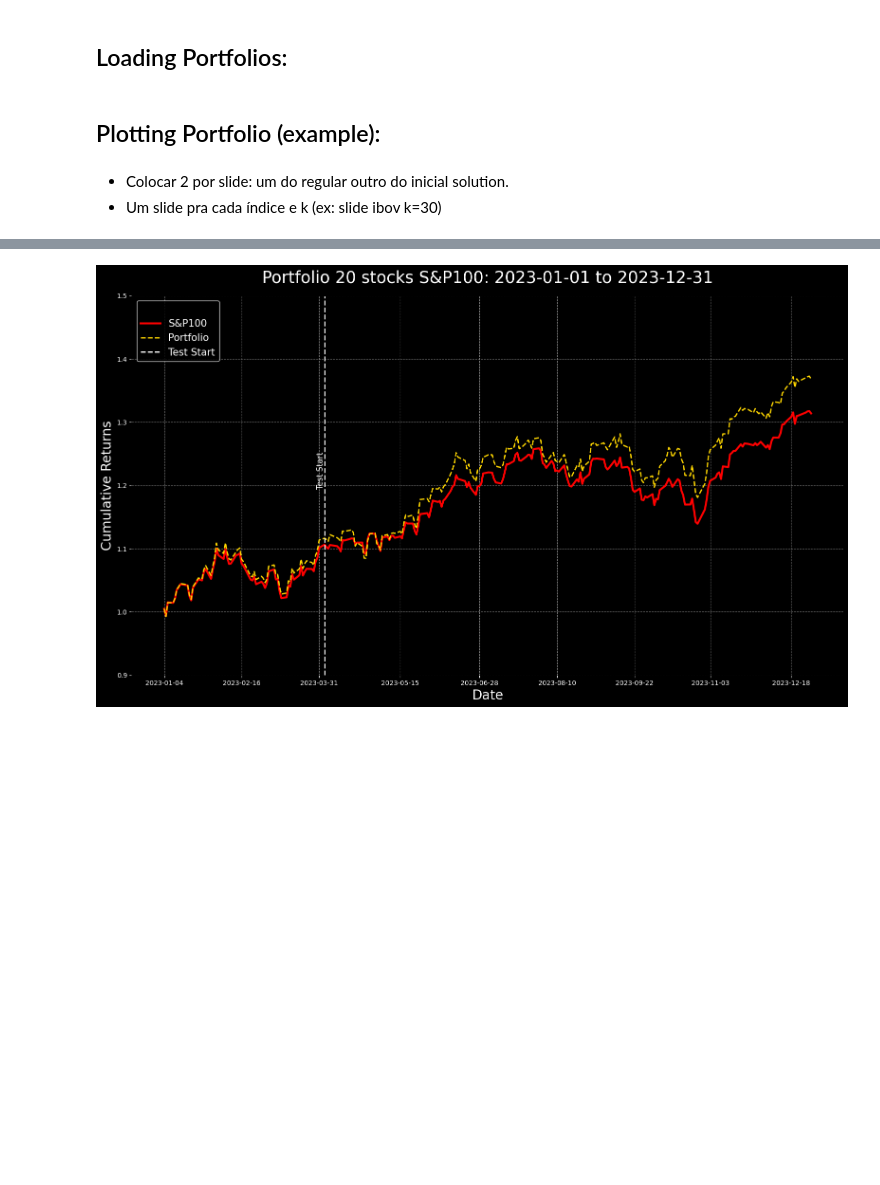
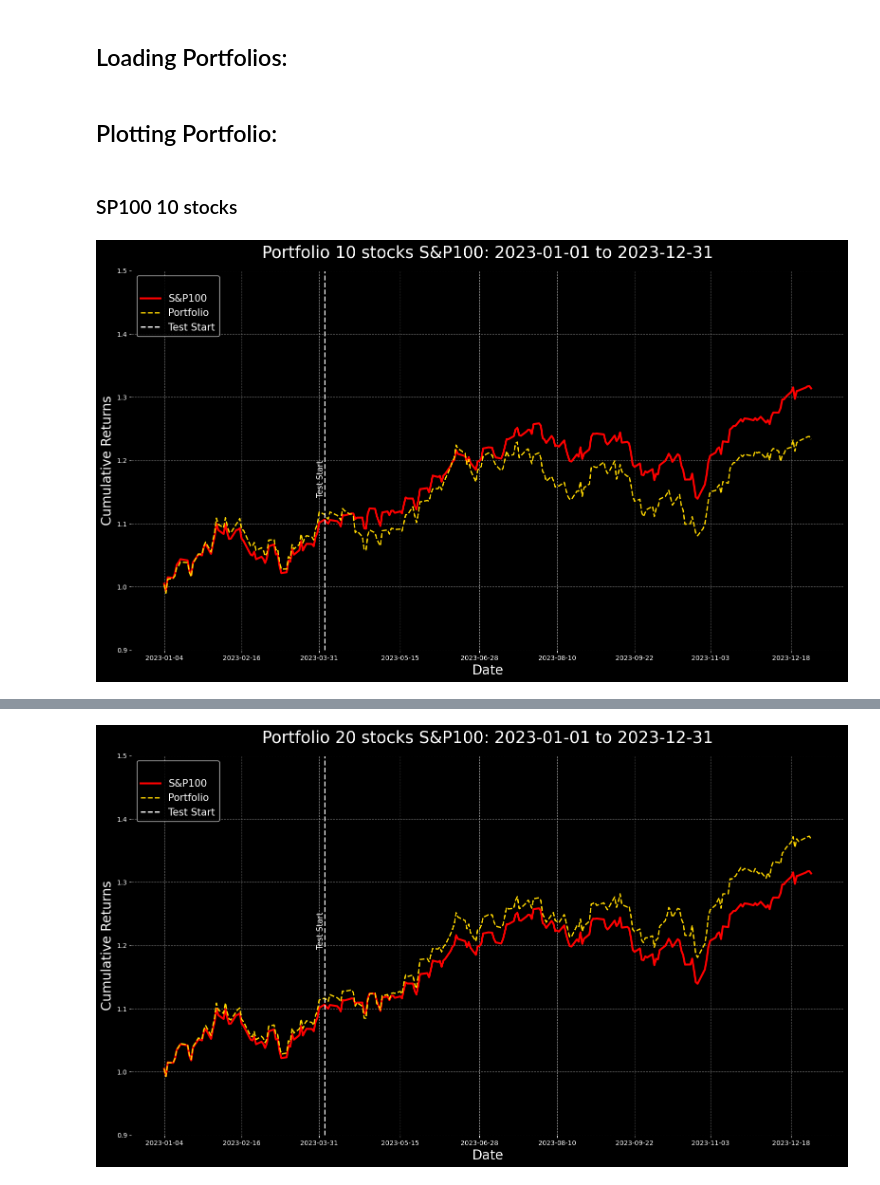
Before and after one commit to vitorholiveira/index_tracking, a Jupyter notebook: notebooks/flowers.ipynb, the cells around one changed output, grey strips where cells are left out. Cells and saved outputs as stored; diff of their text form; code cells hidden in the pictures; blank space fills up the shorter version.

```diff
--- a/notebooks/flowers.ipynb
+++ b/notebooks/flowers.ipynb
@@ -191,7 +189,10 @@ initial_rebalance_bvsp_10stocks = read_portfolio("../portfolios/results/initial_
 initial_rebalance_bvsp_20stocks = read_portfolio("../portfolios/results/initial_rebalance_bvsp_20stocks.csv")
 initial_rebalance_bvsp_30stocks = read_portfolio("../portfolios/results/initial_rebalance_bvsp_30stocks.csv")
 # %% [markdown]
-## Plotting Portfolio (example):
+## Plotting Portfolio:
-# %% [markdown]
-* Colocar 2 por slide: um do regular outro do inicial solution.
-* Um slide pra cada índice e k (ex: slide ibov k=30)
+# %% [markdown]
+### SP100 10 stocks
+# %%
+plot_portfolio(initial_sp100_10stocks, sp100_stocks_values, sp100_index_values, start_date_dataset, end_date_dataset, 'S&P100')
+# %% [output]
+[figure, added]
```
Also changed, not shown: parts of 20 cells of this notebook.
